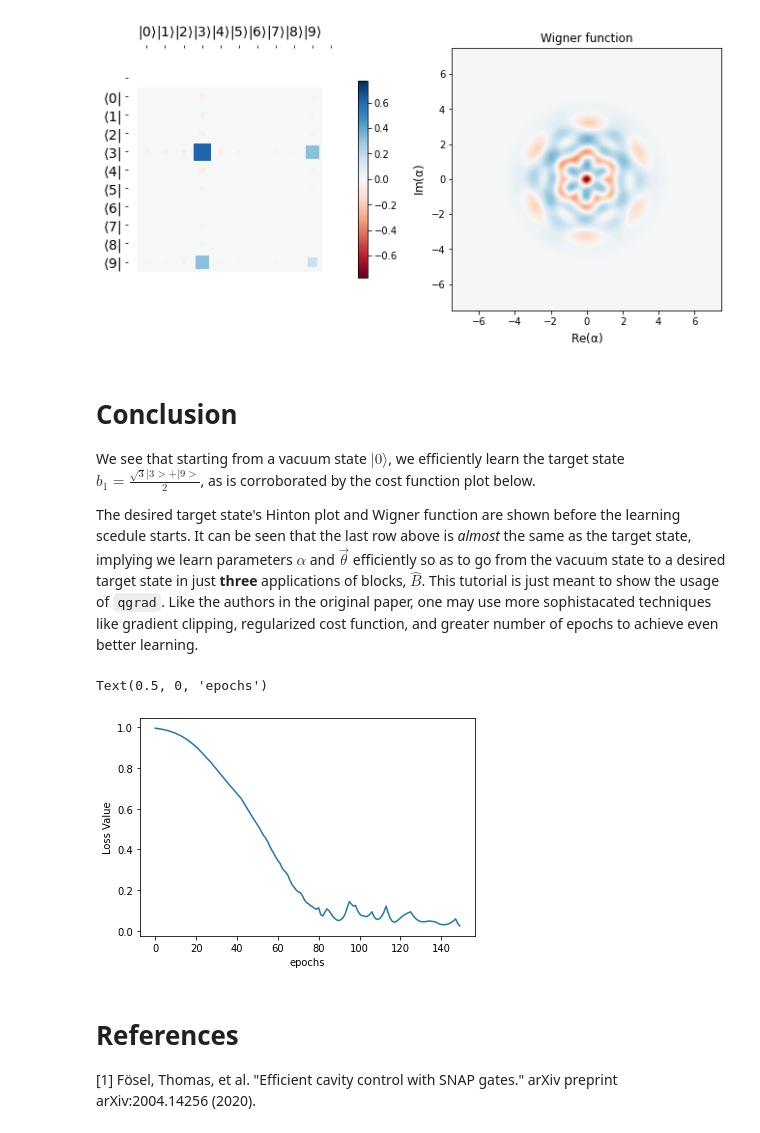
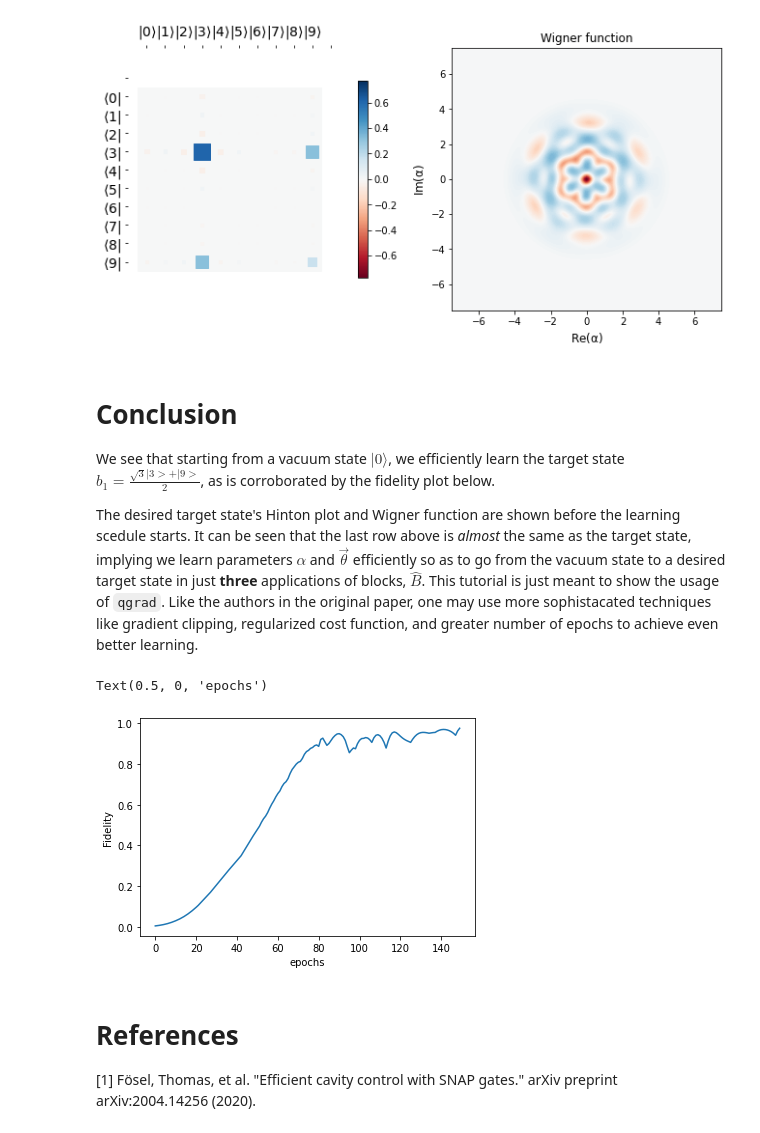
Before and after one commit to qgrad/qgrad, a Jupyter notebook: examples/notebooks/Efficient Cavity Control with SNAP Gates.ipynb, the cells around one changed output. Saved outputs shown, nothing was run; the diff lists cells and outputs as text; code cells hidden in the pictures.

Commit message:
PR Review: added docstrings and fidelity plot

```diff
--- a/examples/notebooks/Efficient Cavity Control with SNAP Gates.ipynb
+++ b/examples/notebooks/Efficient Cavity Control with SNAP Gates.ipynb
@@ -260,7 +260,7 @@ def step(i, opt_state, opt_update):
 epochs = 150
 pbar = tqdm(range(epochs))
 
-loss_val = []
+fidel_hist = []
 params_hist = []
 
 for i in pbar:
@@ -268,7 +268,7 @@ for i in pbar:
     params = get_params(opt_state)
     params_hist.append(params)
     f = 1 - cost(params, initial_state, target_state)
-    loss_val.append(1 - f)
+    fidel_hist.append(f)
     pbar.set_description("Fidelity {}".format(f))
 # %% [output]
 [interactive output not drawn]
@@ -305,7 +315,7 @@ display_evolution(params_hist)
 We see that starting from a vacuum state $|0 \rangle$,
 we efficiently learn the target state
 $b_{1} = \frac{\sqrt 3 |3> + |9>}{2}$, as is corroborated
-by the cost function plot below.
+by the fidelity plot below.
 
 The desired target state's Hinton plot and Wigner function
 are shown before the learning scedule starts. It can be
@@ -319,12 +329,12 @@ may use more sophistacated techniques like gradient clipping,
 regularized cost function, and greater number of epochs to
 achieve even better learning.
 # %%
-plt.plot(loss_val)
-plt.ylabel("Loss Value")
+plt.plot(fidel_hist)
+plt.ylabel("Fidelity")
 plt.xlabel("epochs")
 # %% [output]
 Text(0.5, 0, 'epochs')
-[figure, old version]
+[figure, new version]
 # %% [markdown]
 # References
 [1] Fösel, Thomas, et al. "Efficient cavity control with SNAP gates." arXiv preprint arXiv:2004.14256 (2020).
```
Also changed, not shown: parts of 1 cell of this notebook.
